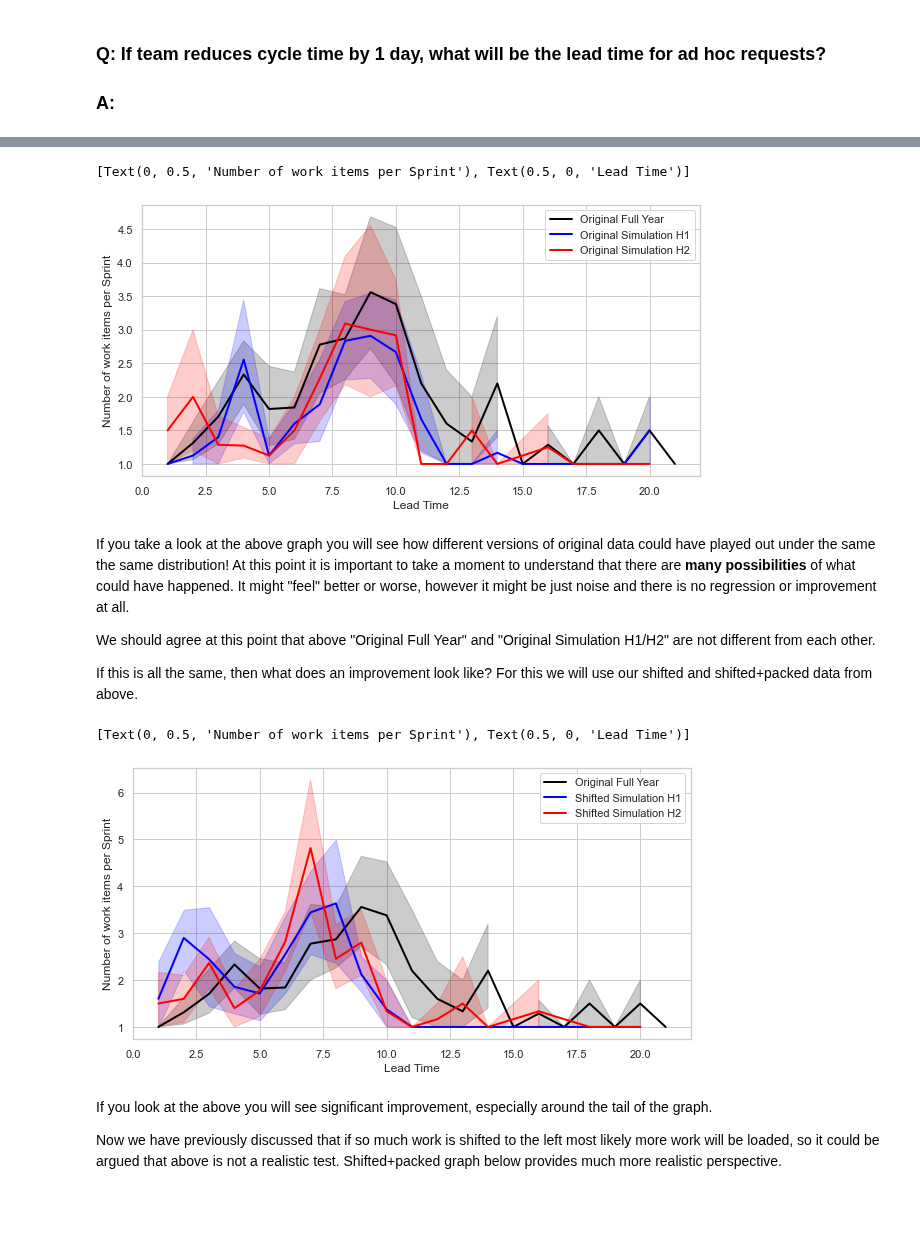
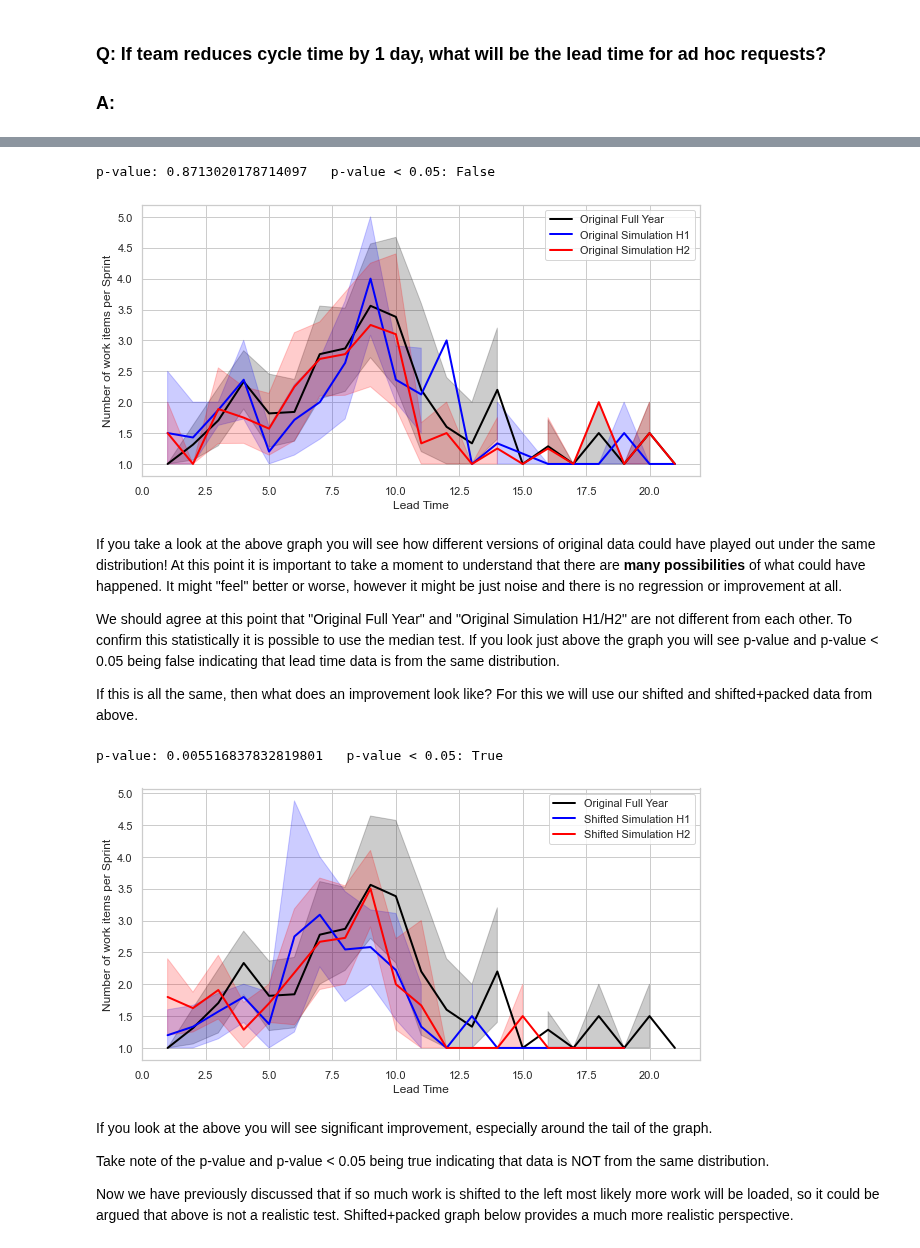
Before and after one commit to zkavtaskin/Lead-Time-Driven-Delivery-Simulation, a Jupyter notebook: Notebook/LeadTimeDynamics.ipynb, the cells around one changed output, grey strips where cells are left out. Cells and saved outputs as stored; diff of their text form; code cells hidden in the pictures; blank space fills up the shorter version.

```diff
--- a/Notebook/LeadTimeDynamics.ipynb
+++ b/Notebook/LeadTimeDynamics.ipynb
@@ -279,24 +213,24 @@ def sprint_data_to_aggregate(sprint_data):
     df_sprint_data_agg = pd.DataFrame(sprint_data_agg, columns=['Sprint','LeadTime', 'Count'])
     return df_sprint_data_agg
 
-sprint_perday_cycle_probability = ltdy.combination_matrix_to_probability(sprint_cycletime_p)
-sprint_clean_combinations, sprint_clean_combinations_p = ltdy.combination_matrix_to_array(sprint_perday_cycle_probability.T, sprint_cycletime_p.columns, sprint_cycletime_p.index)
 
 sprint_clean_simulation_h1 = np.empty([0, 3])
 for i in range(12):
-    sprint_workitems = ltdy.run_simulation(chr(65+i), sprint_clean_workitem_count_mean, sprint_clean_workitem_count_std,sprint_clean_combinations, sprint_clean_combinations_p)
+    sprint_workitems = ltdy.construct_sprint(chr(65+i), sprint_clean_workitem_count_mean, sprint_clean_workitem_count_std,sprint_clean_simple.values)
     sprint_clean_simulation_h1 = np.vstack((sprint_clean_simulation_h1, sprint_workitems))
 
 sprint_clean_simulation_h2 = np.empty([0, 3])
 for i in range(12):
-    sprint_workitems = ltdy.run_simulation(chr(65+i), sprint_clean_workitem_count_mean, sprint_clean_workitem_count_std,sprint_clean_combinations, sprint_clean_combinations_p)
+    sprint_workitems = ltdy.construct_sprint(chr(65+i), sprint_clean_workitem_count_mean, sprint_clean_workitem_count_std,sprint_clean_simple.values)
     sprint_clean_simulation_h2 = np.vstack((sprint_clean_simulation_h2, sprint_workitems))
-
 
 
 df_sprint_simulation_agg_h1 = sprint_data_to_aggregate(sprint_clean_simulation_h1)
 df_sprint_simulation_agg_h2 = sprint_data_to_aggregate(sprint_clean_simulation_h2)
 df_sprint_clean_agg = sprint_data_to_aggregate(sprint_clean)
+
+
+stat, p, med, tbl = median_test(sprint_clean_simulation_h1[:,2].astype(int),sprint_clean_simple.values[:, 1])
 
 f, ax = plt.subplots(figsize=(10, 5))
 sns.set_theme(style="whitegrid", palette="bright")
@@ -306,45 +240,48 @@ sns.lineplot(data=df_sprint_simulation_agg_h2, color="red", linewidth=2, x="Lead
 ax.xaxis.grid(True)
 ax.legend()
 ax.set(ylabel="Number of work items per Sprint", xlabel="Lead Time")
+print("p-value:",p, " ", "p-value < 0.05:", p < 0.05)
 # %% [output]
-[Text(0, 0.5, 'Number of work items per Sprint'), Text(0.5, 0, 'Lead Time')]
+p-value: 0.8713020178714097   p-value < 0.05: False
-[figure, old version]
+[figure, new version]
 # %% [markdown]
-If you take a look at the above graph you will see how different versions of original data could have played out under the same the same distribution! At this point it is important to take a moment to understand that there are **many possibilities** of what could have happened. It might "feel" better or worse, however it might be just noise and there is no regression or improvement at all.
+If you take a look at the above graph you will see how different versions of original data could have played out under the same distribution! At this point it is important to take a moment to understand that there are **many possibilities** of what could have happened. It might "feel" better or worse, however it might be just noise and there is no regression or improvement at all.
 
-We should agree at this point that above "Original Full Year" and "Original Simulation H1/H2" are not different from each other.
+We should agree at this point that "Original Full Year" and "Original Simulation H1/H2" are not different from each other. To confirm this statistically it is possible to use the median test. If you look just above the graph you will see p-value and p-value < 0.05 being false indicating that lead time data is from the same distribution.
 
 If this is all the same, then what does an improvement look like? For this we will use our shifted and shifted+packed data from above.
 # %%
-sprint_shifted_perday_cycle_probability = ltdy.combination_matrix_to_probability(sprint_shifted_cycletime_p)
-sprint_shifted_combinations, sprint_shifted_combinations_p = ltdy.combination_matrix_to_array(sprint_shifted_perday_cycle_probability.T, sprint_shifted_cycletime_p.columns, sprint_shifted_cycletime_p.index)
-
 sprint_shifted_simulation_h1 = np.empty([0, 3])
 for i in range(12):
-    sprint_workitems = ltdy.run_simulation(chr(65+i), sprint_clean_workitem_count_mean, sprint_clean_workitem_count_std,sprint_shifted_combinations, sprint_shifted_combinations_p)
+    sprint_workitems = ltdy.construct_sprint(chr(65+i), sprint_clean_workitem_count_mean, sprint_clean_workitem_count_std,sprint_reduced.values)
     sprint_shifted_simulation_h1 = np.vstack((sprint_shifted_simulation_h1, sprint_workitems))
 
 sprint_shifted_simulation_h2 = np.empty([0, 3])
 for i in range(12):
-    sprint_workitems = ltdy.run_simulation(chr(65+i), sprint_clean_workitem_count_mean, sprint_clean_workitem_count_std,sprint_shifted_combinations, sprint_shifted_combinations_p)
+    sprint_workitems = ltdy.construct_sprint(chr(65+i), sprint_clean_workitem_count_mean, sprint_clean_workitem_count_std,sprint_reduced.values)
     sprint_shifted_simulation_h2 = np.vstack((sprint_shifted_simulation_h2, sprint_workitems))
 
 df_sprint_shifted_agg_h1 = sprint_data_to_aggregate(sprint_shifted_simulation_h1)
 df_sprint_shifted_agg_h2 = sprint_data_to_aggregate(sprint_shifted_simulation_h2)
+
+stat, p, med, tbl = median_test(sprint_shifted_simulation_h1[:,2].astype(int),sprint_clean_simple.values[:, 1])
 
 f, ax = plt.subplots(figsize=(10, 5))
 sns.set_theme(style="whitegrid", palette="bright")
 sns.lineplot(data=df_sprint_clean_agg, color="black", linewidth=2, x="LeadTime", y="Count", label="Original Full Year")
 sns.lineplot(data=df_sprint_shifted_agg_h1, color="blue", linewidth=2, x="LeadTime", y="Count", label="Shifted Simulation H1")
 sns.lineplot(data=df_sprint_shifted_agg_h2, color="red", linewidth=2, x="LeadTime", y="Count", label="Shifted Simulation H2")
 ax.xaxis.grid(True)
 ax.legend()
 ax.set(ylabel="Number of work items per Sprint", xlabel="Lead Time")
+print("p-value:",p, " ", "p-value < 0.05:", p < 0.05)
 # %% [output]
-[Text(0, 0.5, 'Number of work items per Sprint'), Text(0.5, 0, 'Lead Time')]
+p-value: 0.005516837832819801   p-value < 0.05: True
-[figure, old version]
+[figure, new version]
 # %% [markdown]
 If you look at the above you will see significant improvement, especially around the tail of the graph.
 
-Now we have previously discussed that if so much work is shifted to the left most likely more work will be loaded, so it could be argued that above is not a realistic test. Shifted+packed graph below provides much more realistic perspective.
+Take note of the p-value and p-value < 0.05 being true indicating that data is NOT from the same distribution.
+
+Now we have previously discussed that if so much work is shifted to the left most likely more work will be loaded, so it could be argued that above is not a realistic test. Shifted+packed graph below provides a much more realistic perspective.
 # %%
```
Also changed, not shown: parts of 26 cells of this notebook, 1 other file.
